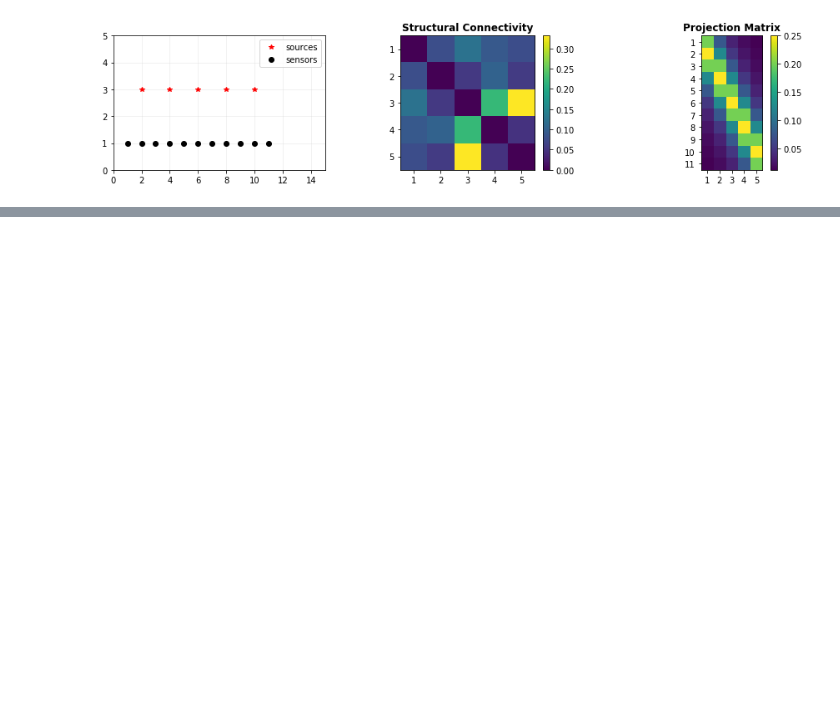
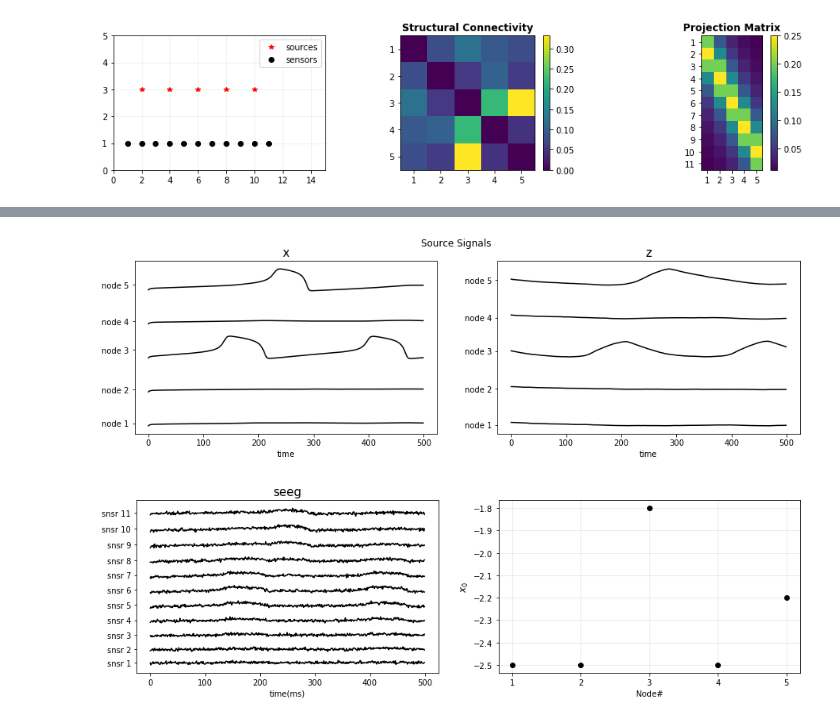
Before and after one commit to dhrunia/infr_szr_prpgtn, a Jupyter notebook: vep-src-infer.ipynb, the cells around one changed output, grey strips where cells are left out. Saved outputs shown, nothing was run; the diff lists cells and outputs as text; code cells hidden in the pictures; blank space fills up the shorter version.

```diff
--- a/vep-src-infer.ipynb
+++ b/vep-src-infer.ipynb
@@ -94,39 +113,42 @@ lib.io.stan.create_process(sim_cmd.split(),block=True)
 # %%
-# t = lib.io.stan.parse_csv(f'{results_dir}/sim_out.csv')
+t = lib.io.stan.parse_csv(f'{results_dir}/sim_out.csv')
 
 x = t['x'][0]
 z = t['z'][0]
-seeglp = t['seeg_log_power'][0]
+seeg = t['seeg'][0]
 
 plt.figure(figsize=[15,4])
 plt.subplot(121)
 for i in range(nn):
     plt.plot(x.T[:,i]/4.0 + i,label=f'node{i+1}',color='black')
 plt.yticks(np.mean(x.T/4.0 + np.arange(nn),axis=0), map(lambda x: f'node {x}',np.arange(1,nn+1)))
 plt.xlabel('time')
 plt.gca().set_title('x',fontsize=15.0)
 plt.suptitle('Source Signals')
 plt.subplot(122)
 for i in range(nn):
     plt.plot(z.T[:,i]/4.0 + i,label=f'node{i}',color='black')
 plt.yticks(np.mean(z.T/4.0 + np.arange(nn),axis=0), map(lambda x: f'node {x}',np.arange(1,nn+1)))
 plt.xlabel('time')
 plt.gca().set_title('z',fontsize=15.0)
 plt.savefig(f'{results_dir}/figures/src_signals.png')
 
 plt.figure(figsize=[15,4])
 plt.subplot(1,2,1)
-plt.plot(seeglp.T + np.r_[0:2*ns:2],'k')
+plt.plot(seeg.T + np.r_[0:2*ns:2],'k')
 plt.yticks(np.mean(seeglp.T + np.r_[0:2*ns:2],axis=0), map(lambda x: f'snsr {x}',np.arange(1,ns+1)))
 plt.xlabel('time(ms)')
-plt.title('seeg log power',fontsize=15.0)
+plt.title('seeg',fontsize=15.0)
 plt.subplot(1,2,2)
 plt.plot(np.r_[1:nn+1],x0,'ko')
 plt.xlabel('Node#')
 plt.xticks(np.arange(1,nn+1),map(str,np.arange(1,nn+1)))
 plt.ylabel('$x_0$',fontsize=12.0)
 plt.grid(alpha=0.3)
-plt.savefig(f'{results_dir}/figures/seeg_log_power.png')
+plt.savefig(f'{results_dir}/figures/seeg.png')
+# %% [output]
+[figure, added]
+[figure, added]
 # %%
 plt.figure(figsize=[15,3])
 for i in range(nn):
```
Also changed, not shown: parts of 8 cells of this notebook, 4 other files.
